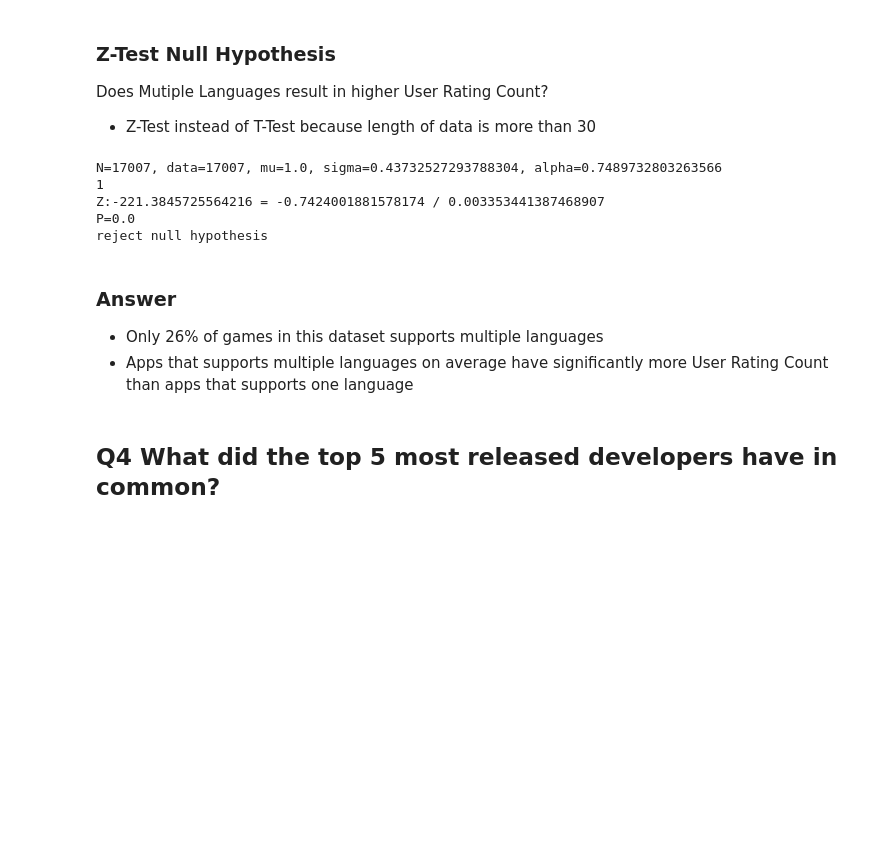
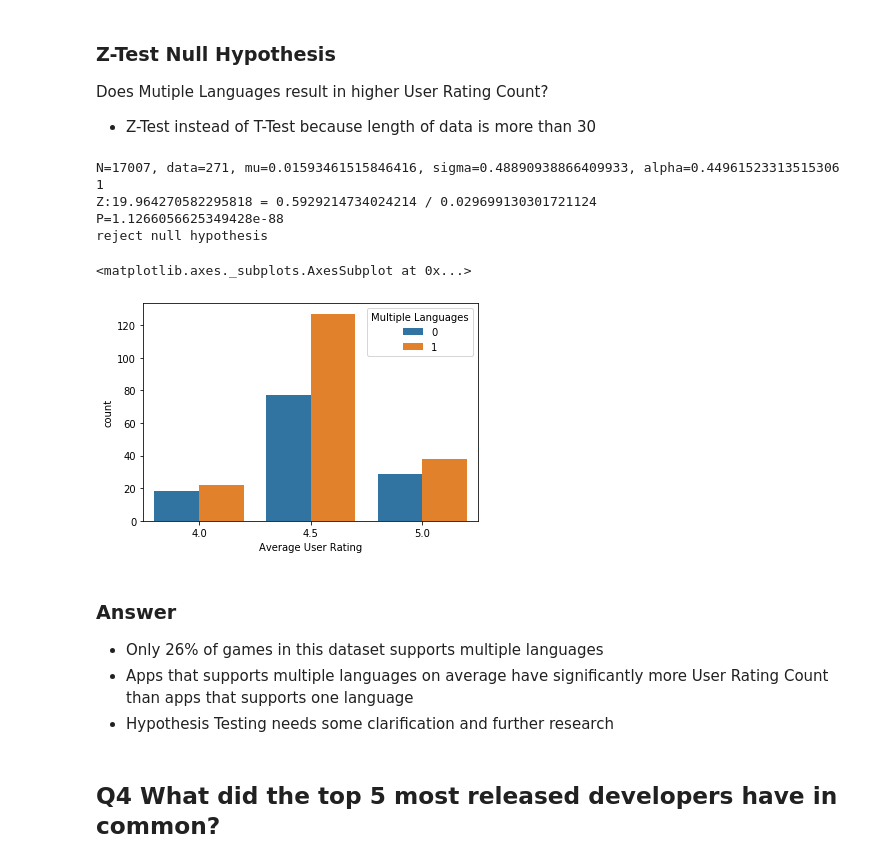
Before and after one commit to SamuelFolledo/DS1.1-Data-Analysis-And-Visualization, a Jupyter notebook: FinalProject/Mobile Strategy Games Analysis.ipynb, the cells around one changed output. Cells and saved outputs as stored; diff of their text form; code cells hidden in the pictures; blank space fills up the shorter version.

Commit message:
[add] another Q3 visualizations

```diff
--- a/FinalProject/Mobile Strategy Games Analysis.ipynb
+++ b/FinalProject/Mobile Strategy Games Analysis.ipynb
@@ -393,7 +393,7 @@ def z_t_null_hypothesis(data_sample, mu, sigma, significant_level):
         print('accept null hypothesis')
 
 # Begin Test
-data = df["Multiple Languages"]
+data = df[(df["Average User Rating"] > 4) & (df["User Rating Count"] > 10000)]["Multiple Languages"]
 data_sample = data.values #get values in this column as an array
 
 # Create parameters
@@ -407,15 +407,22 @@ alpha = 1 - confidence_level[1] # 𝛼 = statistical significance level; alpha =
 print(f"N={N}, data={len(data_sample)}, mu={mu}, sigma={sigma}, alpha={alpha}")
 z_t_null_hypothesis(data, mu, sigma, alpha) #alpha of 0.05
 # %% [output]
-N=17007, data=17007, mu=1.0, sigma=0.43732527293788304, alpha=0.7489732803263566
+N=17007, data=271, mu=0.01593461515846416, sigma=0.48890938866409933, alpha=0.44961523313515306
 1
-Z:-221.3845725564216 = -0.7424001881578174 / 0.003353441387468907
-P=0.0
+Z:19.964270582295818 = 0.5929214734024214 / 0.029699130301721124
+P=1.1266056625349428e-88
 reject null hypothesis
+# %%
+dataa = df[(df["Average User Rating"] >= 4) & (df["User Rating Count"] > 10000)]
+sns.countplot(x="Average User Rating", hue="Multiple Languages", data=dataa)
+# %% [output]
+<matplotlib.axes._subplots.AxesSubplot at 0x...>
+[figure, added]
 # %% [markdown]
 ### Answer
 - Only 26% of games in this dataset supports multiple languages
 - Apps that supports multiple languages on average have significantly more User Rating Count than apps that supports one language
+- Hypothesis Testing needs some clarification and further research
 # %% [markdown]
 ## Q4 What did the top 5 most released developers have in common?
 # %%
```
